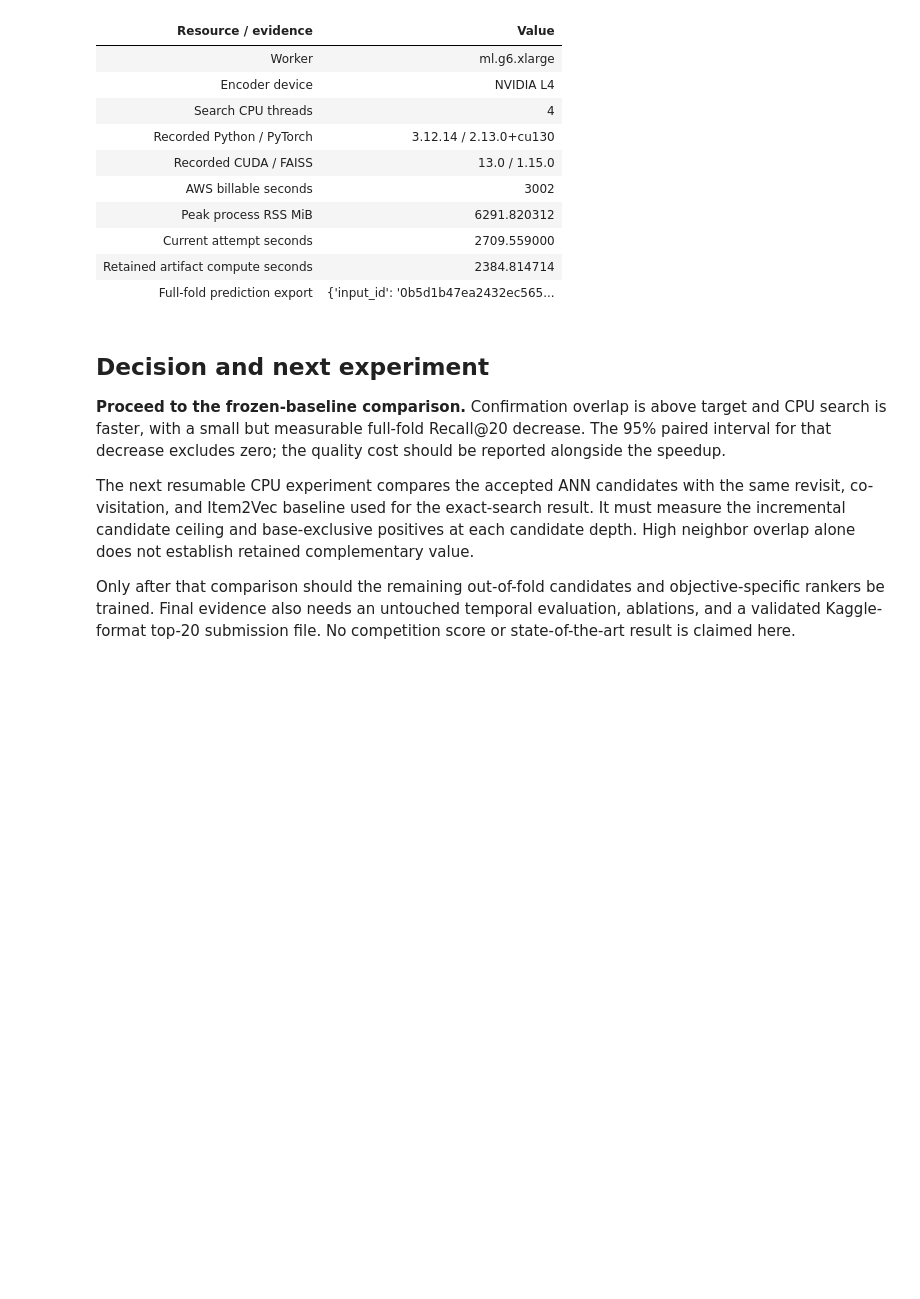
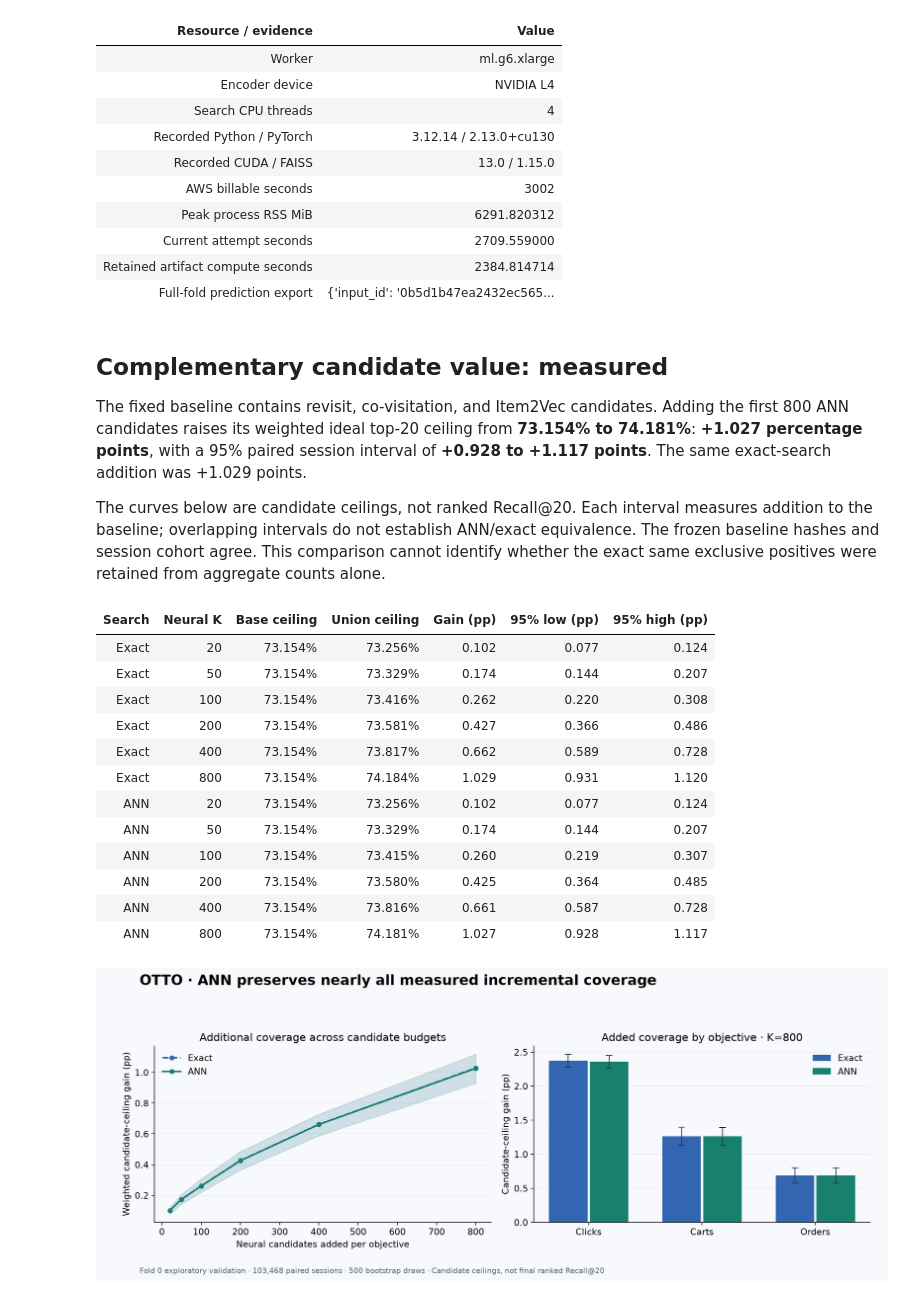
Before and after one commit to alvaromendizabal/otto-recommender-system, a Jupyter notebook: notebooks/06_ann_benchmark.ipynb, the cells around one changed output. Drawn from its saved outputs; the diff is of its cells as text; code cells hidden in the pictures; blank space fills up the shorter version.

```diff
--- a/notebooks/06_ann_benchmark.ipynb
+++ b/notebooks/06_ann_benchmark.ipynb
@@ -177,6 +162,8 @@ display(HTML('<div style="display:flex;flex-wrap:wrap;gap:14px">' + ''.join(
     f'font-weight:700">{title}</div><div style="color:#17324f;font-size:26px;'
     f'font-weight:700;margin:12px 0">{value}</div><div style="color:#536174;'
     f'font-size:12px">{note}</div></div>' for title, value, note in cards) + '</div>'))
-print(f"Prior exact-neural addition: +{100*union800['weighted_incremental_ceiling']:.3f} pp candidate ceiling at K=800. "
-      "The corresponding ANN increment beyond the baseline is still unmeasured.")
+ann800 = next(row for row in comparison["points"] if row["neural_k"] == 800)
+print(f"ANN addition: +{100*ann800['weighted_incremental_ceiling']:.3f} pp candidate ceiling at K=800. "
+      f"Exact addition: +{100*union800['weighted_incremental_ceiling']:.3f} pp. "
+      "The baseline comparison is complete; final learned-ranker quality remains unmeasured.")
 # %% [output]
@@ -445,10 +432,67 @@ selected_nprobe=256 confirmation_fidelity_passed=True
 | Retained artifact compute seconds | 2384.814714 |
 | Full-fold prediction export | {'input_id': '0b5d1b47ea2432ec565... |
 # %% [markdown]
-## Decision and next experiment
+## Complementary candidate value: measured
 
-**Proceed to the frozen-baseline comparison.** Confirmation overlap is above target and CPU search is faster, with a small but measurable full-fold Recall@20 decrease. The 95% paired interval for that decrease excludes zero; the quality cost should be reported alongside the speedup.
+The fixed baseline contains revisit, co-visitation, and Item2Vec candidates. Adding the first 800 ANN candidates raises its weighted ideal top-20 ceiling from **73.154% to 74.181%**: **+1.027 percentage points**, with a 95% paired session interval of **+0.928 to +1.117 points**. The same exact-search addition was +1.029 points.
 
-The next resumable CPU experiment compares the accepted ANN candidates with the same revisit, co-visitation, and Item2Vec baseline used for the exact-search result. It must measure the incremental candidate ceiling and base-exclusive positives at each candidate depth. High neighbor overlap alone does not establish retained complementary value.
-
-Only after that comparison should the remaining out-of-fold candidates and objective-specific rankers be trained. Final evidence also needs an untouched temporal evaluation, ablations, and a validated Kaggle-format top-20 submission file. No competition score or state-of-the-art result is claimed here.
+The curves below are candidate ceilings, not ranked Recall@20. Each interval measures addition to the baseline; overlapping intervals do not establish ANN/exact equivalence. The frozen baseline hashes and session cohort agree. This comparison cannot identify whether the exact same exclusive positives were retained from aggregate counts alone.
+# %%
+assert comparison["contract"]["baseline_checksums"] == previous["contract"]["baseline_checksums"]
+assert comparison["sessions"] == previous["sessions"]
+rows = []
+for label, result in (("Exact", previous), ("ANN", comparison)):
+    for point in result["points"]:
+        low, high = point["weighted_incremental_ci95"]
+        rows.append({"Search": label, "Neural K": point["neural_k"],
+                     "Base ceiling": point["weighted_base_ceiling"],
+                     "Union ceiling": point["weighted_union_ceiling"],
+                     "Gain (pp)": 100*point["weighted_incremental_ceiling"],
+                     "95% low (pp)": 100*low, "95% high (pp)": 100*high})
+frontier_comparison = pd.DataFrame(rows)
+display(frontier_comparison.style.format({"Base ceiling":"{:.3%}", "Union ceiling":"{:.3%}",
+    "Gain (pp)":"{:.3f}", "95% low (pp)":"{:.3f}", "95% high (pp)":"{:.3f}"}).hide(axis="index"))
+fig, axes = plt.subplots(1, 2, figsize=(13.4, 5.3))
+for label, color, style in (("Exact", "#3366b0", "--"), ("ANN", "#17806e", "-")):
+    rows = frontier_comparison[frontier_comparison["Search"] == label]
+    axes[0].plot(rows["Neural K"], rows["Gain (pp)"], style, color=color,
+                 marker="o", markersize=5, label=label, linewidth=2)
+    axes[0].fill_between(rows["Neural K"], rows["95% low (pp)"], rows["95% high (pp)"], color=color, alpha=.10)
+axes[0].set(xlabel="Neural candidates added per objective", ylabel="Weighted candidate-ceiling gain (pp)",
+            title="Additional coverage across candidate budgets")
+axes[0].legend(frameon=False)
+x = np.arange(3)
+for offset, label, result, color in ((-.18, "Exact", union800, "#3366b0"), (.18, "ANN", ann800, "#17806e")):
+    values = np.array([100*result["objectives"][o]["incremental_ceiling"] for o in OBJECTIVES])
+    intervals = np.array([result["objectives"][o]["incremental_ci95"] for o in OBJECTIVES])*100
+    axes[1].bar(x+offset, values, width=.34, color=color, label=label,
+                yerr=np.vstack([values-intervals[:,0], intervals[:,1]-values]), capsize=4,
+                error_kw={"elinewidth":1, "ecolor":"#26384a"})
+axes[1].set(xticks=x, xticklabels=[o.title() for o in OBJECTIVES],
+            ylabel="Candidate-ceiling gain (pp)", title="Added coverage by objective · K=800")
+axes[1].legend(frameon=False)
+for ax in axes:
+    ax.grid(axis="y", alpha=.18)
+    ax.set_axisbelow(True)
+fig.suptitle("OTTO · ANN preserves nearly all measured incremental coverage", x=.055, ha="left", fontsize=17, fontweight="bold")
+fig.text(.055, .025, "Fold 0 exploratory validation · 103,468 paired sessions · 500 bootstrap draws · Candidate ceilings, not final ranked Recall@20", fontsize=9, color="#536174")
+fig.tight_layout(rect=(.02, .07, .99, .90))
+figure_path = ROOT / "reports/figures/two_tower_ann_comparison.png"
+fig.savefig(figure_path, dpi=160, facecolor=fig.get_facecolor())
+display(Image(filename=str(figure_path)))
+plt.close(fig)
+# %% [output]
+| Search | Neural K | Base ceiling | Union ceiling | Gain (pp) | 95% low (pp) | 95% high (pp) |
+| Exact | 20 | 73.154% | 73.256% | 0.102 | 0.077 | 0.124 |
+| Exact | 50 | 73.154% | 73.329% | 0.174 | 0.144 | 0.207 |
+| Exact | 100 | 73.154% | 73.416% | 0.262 | 0.220 | 0.308 |
+| Exact | 200 | 73.154% | 73.581% | 0.427 | 0.366 | 0.486 |
+| Exact | 400 | 73.154% | 73.817% | 0.662 | 0.589 | 0.728 |
+| Exact | 800 | 73.154% | 74.184% | 1.029 | 0.931 | 1.120 |
+| ANN | 20 | 73.154% | 73.256% | 0.102 | 0.077 | 0.124 |
+| ANN | 50 | 73.154% | 73.329% | 0.174 | 0.144 | 0.207 |
+| ANN | 100 | 73.154% | 73.415% | 0.260 | 0.219 | 0.307 |
+| ANN | 200 | 73.154% | 73.580% | 0.425 | 0.364 | 0.485 |
+| ANN | 400 | 73.154% | 73.816% | 0.661 | 0.587 | 0.728 |
+| ANN | 800 | 73.154% | 74.181% | 1.027 | 0.928 | 1.117 |
+[figure, added]
```
Also changed, not shown: parts of 7 cells of this notebook, 17 other files.
